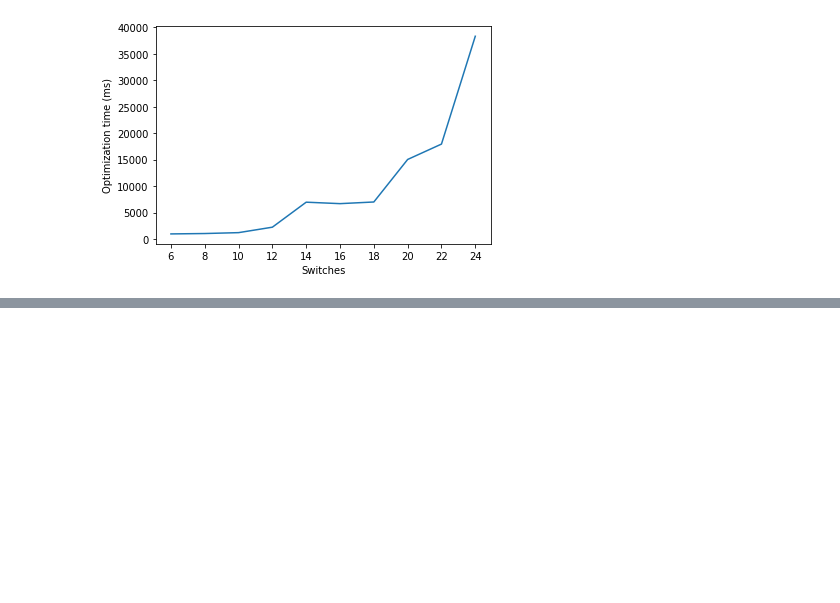
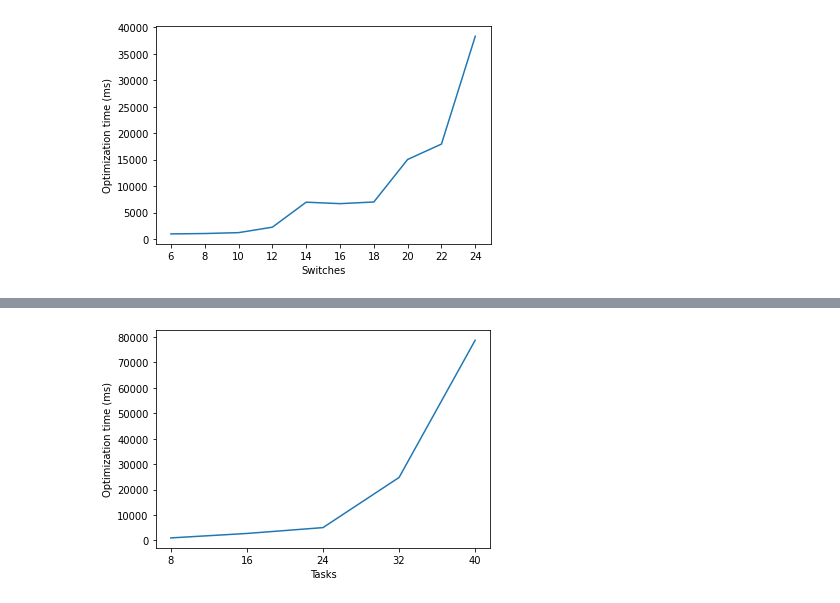
Before and after one commit to nreusch/TSNConf, a Jupyter notebook: results/scalability_figure/ScalabilityFigure.ipynb, the cells around one changed output, grey strips where cells are left out. Cells and saved outputs as stored; diff of their text form; code cells hidden in the pictures; blank space fills up the shorter version.

Commit message:
added new apps testcase

```diff
--- a/results/scalability_figure/ScalabilityFigure.ipynb
+++ b/results/scalability_figure/ScalabilityFigure.ipynb
@@ -32,3 +32,9 @@ plt.ylabel("Optimization time (ms)")
 plt.show()
 # %% [output]
 [figure]
+# %%
+df = pd.read_csv('apps_cp.csv')
+df = df.sort_values(by=['Testcase'])
+df = df[["Testcase","# Tasks", "Optimization Time (ms)"]]
+df = df.groupby("Testcase").agg({"Optimization Time (ms)": np.mean, "# Tasks": np.mean})
+df
@@ -34,0 +51,10 @@ plt.show()
+# %%
+x = df["# Tasks"][:5]
+y = df["Optimization Time (ms)"][:5]
+plt.plot(x,y)
+plt.xticks(x)
+plt.xlabel("Tasks")
+plt.ylabel("Optimization time (ms)")
+plt.show()
+# %% [output]
+[figure, added]
```
Also changed, not shown: parts of 1 cell of this notebook, 11 other files.
